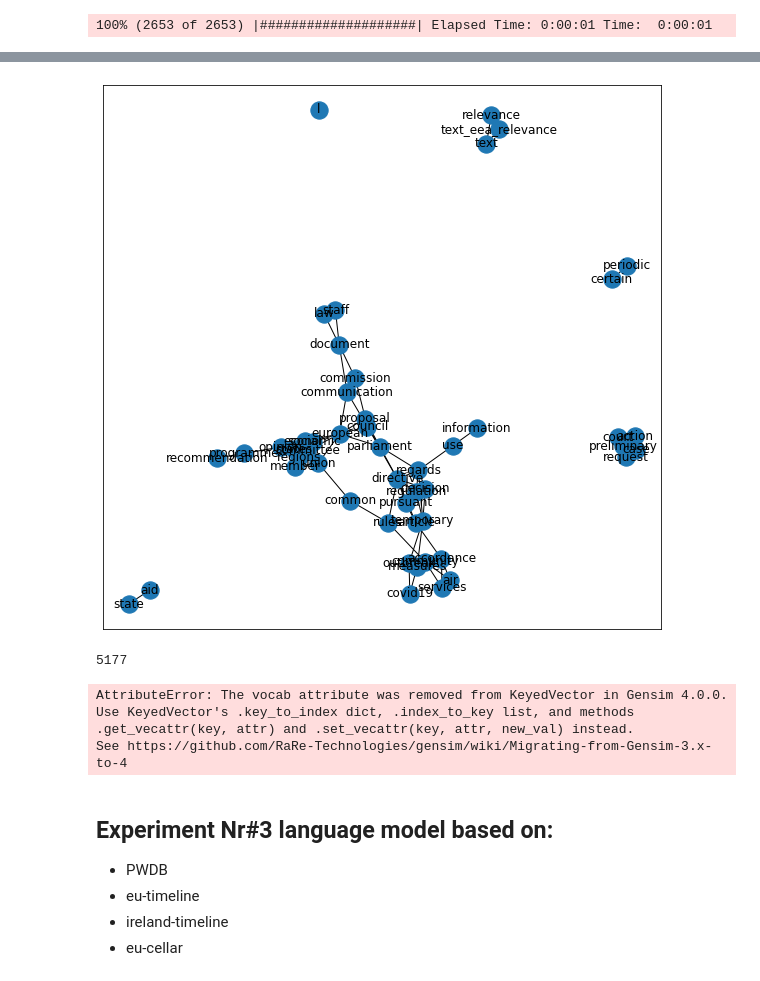
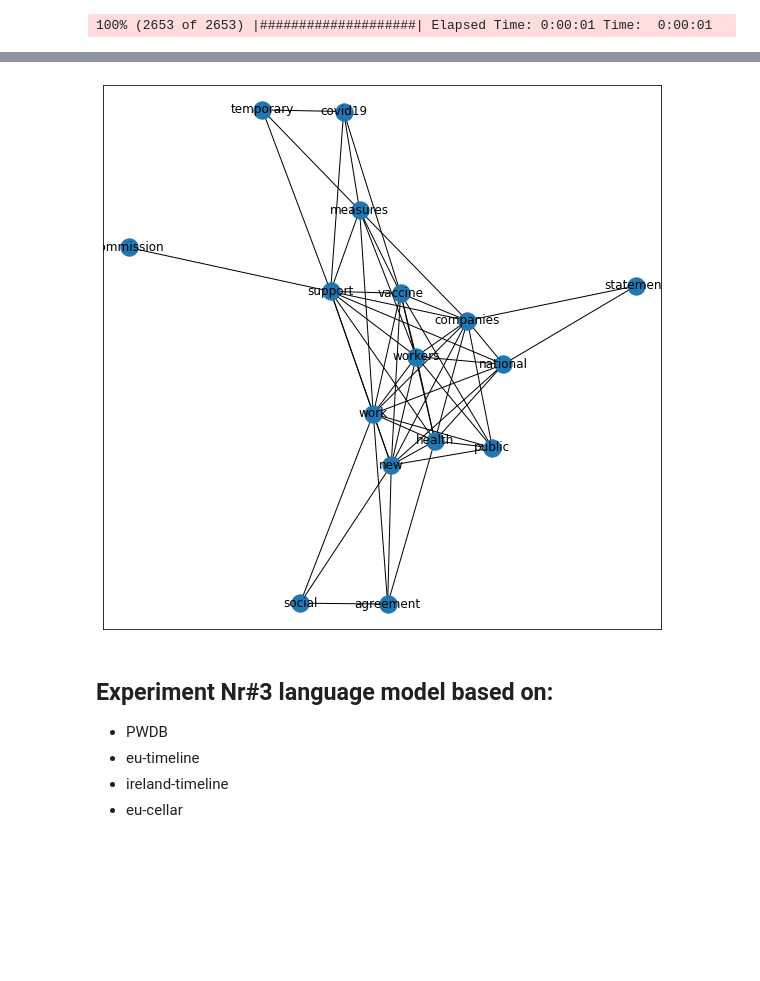
Before and after one commit to meaningfy-ws/sem-covid, a Jupyter notebook: sem_covid/entrypoints/notebooks/language_modeling/word2vec_model_training.ipynb, the cells around one changed output, grey strips where cells are left out. Cells and saved outputs as stored; diff of their text form; code cells hidden in the pictures; blank space fills up the shorter version.

Commit message:
added selected pos from 1st model w2v

```diff
--- a/sem_covid/entrypoints/notebooks/language_modeling/word2vec_model_training.ipynb
+++ b/sem_covid/entrypoints/notebooks/language_modeling/word2vec_model_training.ipynb
@@ -229,8 +209,15 @@ selected_pos
+# %%
+key_words = ['work', 'agreement', 'working', 'companies', 'workers',
+             'measures', 'temporary', 'social', 'support', 'covid19',
+             '2020', 'public', 'national', 'ireland', 'statement', '2021',
+             'announce', 'health', 'minister', 'new', 'billion', 'coronavirus',
+             'vaccine', 'eur', 'support', 'milion', 'commission', 'eu']
+
+selected_key_words = [word for word in key_words if word in selected_pos]
 # %%
 selected_pos_index = [model2_language_model_pipeline.word2vec.wv.index_to_key.index(token)
-                      for token in selected_pos
-                      if token in model2_language_model_pipeline.word2vec.wv.index_to_key
-                      ]
+                      for token in selected_key_words
+                      if token in model2_language_model_pipeline.word2vec.wv.index_to_key]
 # %%
 selected_pos_embeddings = [model2_language_model_pipeline.word2vec.wv.vectors[index]
                            for index in selected_pos_index
@@ -253,6 +236,7 @@ def my_get_similarity_matrix(vector: np.ndarray, keys: list, metric: callable) -
     from sklearn.metrics import pairwise_distances
     return pd.DataFrame(pairwise_distances(vector, metric=metric), columns=keys, index=keys)
 # %%
-sim_matrix =  my_get_similarity_matrix(selected_pos_embeddings[:50],
-                      selected_pos[:50],
+sim_matrix =  my_get_similarity_matrix(selected_pos_embeddings,
+                      selected_key_words,
                       metric=cosine_similarity)
+sim_matrix
@@ -259,20 +262,16 @@ sim_matrix =  my_get_similarity_matrix(selected_pos_embeddings[:50],
 # %%
 import networkx as nx
 import matplotlib.pyplot as plt
 graph = nx.Graph()
 graph.add_nodes_from(sim_matrix.index)
-threshold = 0.9
+threshold = 0.8
 n = np.array(sim_matrix.values).shape[0]
 m = np.array(sim_matrix.values).shape[1]
 for i in range(0,n):
     for j in range(i+1,m):
         if sim_matrix.values[i][j]>threshold :
             graph.add_edge(sim_matrix.index[i], sim_matrix.index[j], weight = sim_matrix.values[i][j])
 plt.figure(1,figsize=(10,10))
 nx.draw_networkx(graph, with_labels=True)
 # %% [output]
-[figure, old version]
+[figure, new version]
-# %%
-len(selected_pos)
-# %% [output]
-5177
@@ -317,9 +278,3 @@ def restrict_word2vec_tokens(word2vec: KeyedVectors, restricted_word_set: set) -
-# %%
-restricted_word2vec = restrict_word2vec_tokens(model1_language_model_pipeline.word2vec.wv, set(selected_pos))
-# %% [output]
-AttributeError: The vocab attribute was removed from KeyedVector in Gensim 4.0.0.
-Use KeyedVector's .key_to_index dict, .index_to_key list, and methods .get_vecattr(key, attr) and .set_vecattr(key, attr, new_val) instead.
-See https://github.com/RaRe-Technologies/gensim/wiki/Migrating-from-Gensim-3.x-to-4
 # %% [markdown]
 ## Experiment Nr#3 language model based on:
 - PWDB
```
Also changed, not shown: parts of 5 cells of this notebook.
